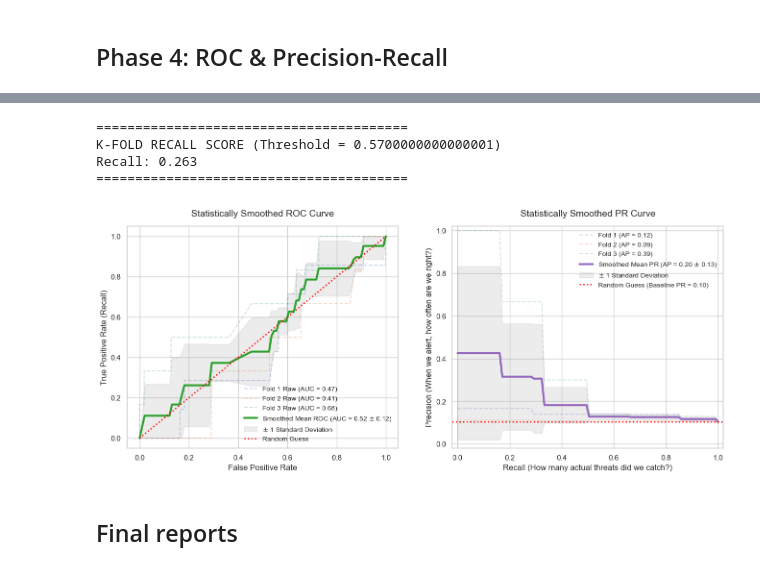
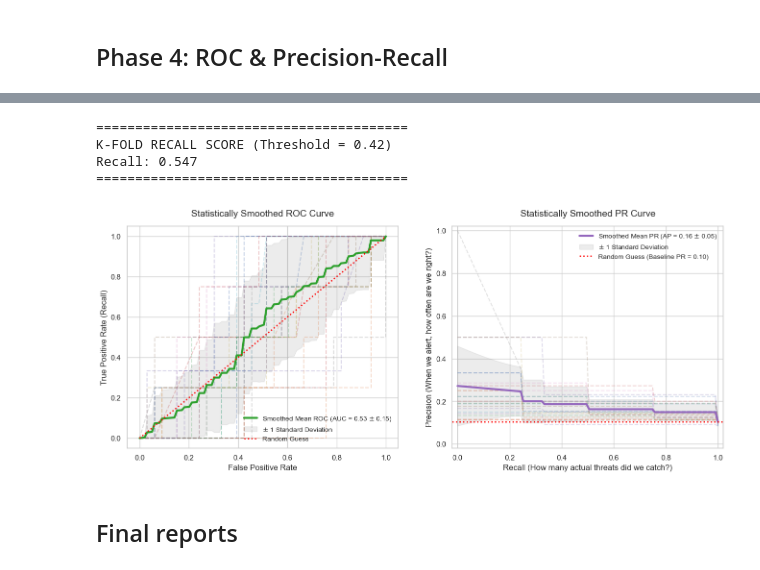
Before and after one commit to mdyagual/sna-for-oms-project, a Jupyter notebook: notebooks/risk_prediction_overview.ipynb, the cells around one changed output, grey strips where cells are left out. Saved outputs shown, nothing was run; the diff lists cells and outputs as text; code cells hidden in the pictures.

Commit message:
fix: :chart_with_upwards_trend: Adjustments to fix graph results
Graph Edge Oversampling, kfold changed to 5 and StratifiedKFold also changed, epochs 150, random seed 42

```diff
--- a/notebooks/risk_prediction_overview.ipynb
+++ b/notebooks/risk_prediction_overview.ipynb
@@ -275,16 +402,16 @@ print("RUNNING K-FOLD ABLATION STUDY...")
 print("="*40)
 
 print("1/4: Evaluating Baseline Topology Only...")
-y_true_b, preds_b = evaluate_with_kfold(baseline_model, baseline_data, epochs=250)
+y_true_b, preds_b = evaluate_with_kfold(baseline_model, baseline_data, epochs=150)
 
 print("2/4: Evaluating Semantic Edges Only...")
-y_true_e, preds_e = evaluate_with_kfold(enriched_model, enriched_data, epochs=250)
+y_true_e, preds_e = evaluate_with_kfold(enriched_model, enriched_data, epochs=150)
 
 print("3/4: Evaluating Baseline + Global SNA...")
-y_true_b_sna, preds_b_sna = evaluate_with_kfold(baseline_model, baseline_data_sna, epochs=250)
+y_true_b_sna, preds_b_sna = evaluate_with_kfold(baseline_model, baseline_data_sna, epochs=150)
 
 print("4/4: Evaluating Enriched KG + Global SNA...")
-y_true_e_sna, preds_e_sna = evaluate_with_kfold(enriched_model, enriched_data_sna, epochs=250)
+y_true_e_sna, preds_e_sna = evaluate_with_kfold(enriched_model, enriched_data_sna, epochs=150)
 print("K-Fold Evaluation Complete!")
 # %% [output]
 ========================================
@@ -381,14 +501,14 @@ flat_y_true = np.concatenate(y_true_e_sna)
 flat_preds = np.concatenate(preds_e_sna)
 
 # 2. Apply your optimized threshold to the flattened probabilities
-threshold = best_thresh
+threshold = optimal_threshold
 binary_preds = (flat_preds >= threshold).astype(int)
 
 # 3. Calculate the honest scores
 honest_recall = recall_score(flat_y_true, binary_preds)
 
 print("\n" + "="*40)
-print(f"K-FOLD RECALL SCORE (Threshold = {threshold})")
+print(f"K-FOLD RECALL SCORE (Threshold = {threshold:.2f})")
 print(f"Recall: {honest_recall:.3f}")
 print("="*40 + "\n")
 
@@ -416,7 +536,8 @@ for i in range(len(y_true_folds)):
     tprs.append(interp_tpr)
     aucs.append(roc_auc)
 
-    ax1.plot(fpr, tpr, alpha=0.3, lw=1.5, linestyle='--', label=f'Fold {i+1} Raw (AUC = {roc_auc:.2f})')
+    #ax1.plot(fpr, tpr, alpha=0.3, lw=1.5, linestyle='--', label=f'Fold {i+1} Raw (AUC = {roc_auc:.2f})')
+    ax1.plot(fpr, tpr, alpha=0.3, lw=1.5, linestyle='--') # Removed the label!
 
 mean_tpr = np.mean(tprs, axis=0)
 mean_tpr[-1] = 1.0
@@ -461,8 +582,8 @@ for i in range(len(y_true_folds)):
     precisions.append(interp_precision)
 
     # Plot the raw folds with the same smoothing so the background matches
-    ax2.plot(mean_recall, interp_precision, alpha=0.25, lw=1.5, linestyle='--',
-             label=f'Fold {i+1} (AP = {fold_ap:.2f})')
+    #ax2.plot(mean_recall, interp_precision, alpha=0.25, lw=1.5, linestyle='--', label=f'Fold {i+1} (AP = {fold_ap:.2f})')
+    ax2.plot(mean_recall, interp_precision, alpha=0.25, lw=1.5, linestyle='--')
 
 # Calculate the statistical average (Mean) of the 3 smoothed folds
 mean_precision = np.mean(precisions, axis=0)
@@ -473,37 +594,37 @@ std_ap = np.std(aps)
 ax2.plot(mean_recall, mean_precision, color='#9467bd', linewidth=3,
         label=r'Smoothed Mean PR (AP = %0.2f $\pm$ %0.2f)' % (mean_ap, std_ap))
 
 # Add the grey standard deviation shading
 std_precision = np.std(precisions, axis=0)
 precisions_upper = np.minimum(mean_precision + std_precision, 1)
 precisions_lower = np.maximum(mean_precision - std_precision, 0)
 ax2.fill_between(mean_recall, precisions_lower, precisions_upper, color='grey', alpha=0.15,
                 label=r'$\pm$ 1 Standard Deviation')
 
 # Format the Baseline
 y_true_flat = np.concatenate(y_true_folds)
 baseline_pr = sum(y_true_flat) / len(y_true_flat)
 ax2.axhline(y=baseline_pr, color='red', linestyle=':', lw=2,
             label=f'Random Guess (Baseline PR = {baseline_pr:.2f})')
 
 # Format the Graph
 ax2.set_title('Statistically Smoothed PR Curve', fontsize=14, pad=15)
 ax2.set_xlabel('Recall (How many actual threats did we catch?)', fontsize=12)
 ax2.set_ylabel('Precision (When we alert, how often are we right?)', fontsize=12)
 ax2.set_xlim([-0.02, 1.02]) # Clean up edges
 ax2.set_ylim([-0.02, 1.02])
 ax2.legend(loc='upper right', fontsize=10, framealpha=0.9)
 
 # Save and Show
 timestamp = datetime.now().strftime("%Y%m%d_%H%M%S")
-plt.savefig(f"final_smoothed_evaluation_dual_{timestamp}.png", dpi=300, bbox_inches='tight')
+plt.savefig(f"{timestamp}_final_smoothed_evaluation_dual.png", dpi=300, bbox_inches='tight')
 plt.show()
 # %% [output]
 ========================================
-K-FOLD RECALL SCORE (Threshold = 0.5700000000000001)
-Recall: 0.263
+K-FOLD RECALL SCORE (Threshold = 0.42)
+Recall: 0.547
 ========================================
-[figure, old version]
+[figure, new version]
 # %% [markdown]
 ## Final reports
 # %%
```
Also changed, not shown: parts of 13 cells of this notebook, 2 other files.
